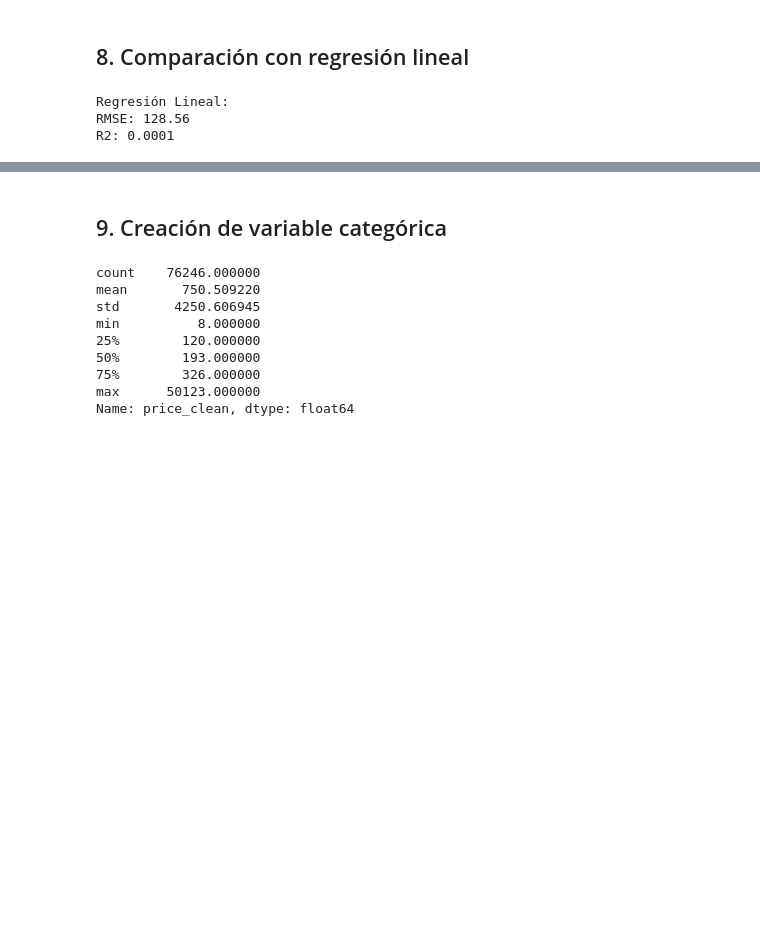
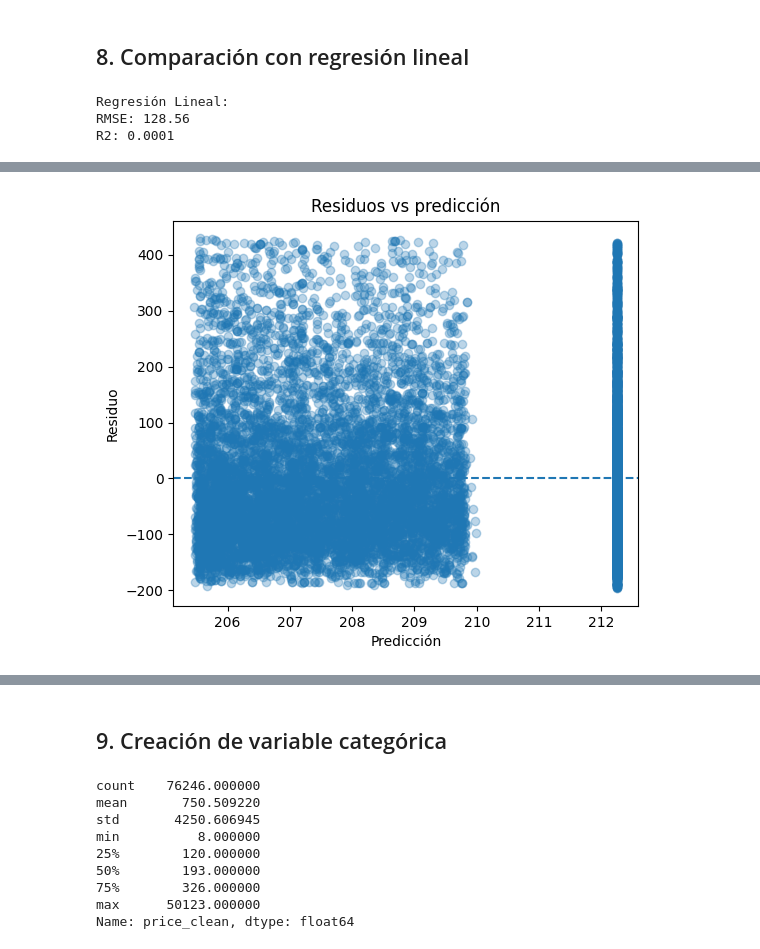
Before and after one commit to belennmm/MD_Lab4_Arboles, a Jupyter notebook: Notebooks/arboles.ipynb, the cells around one changed output, grey strips where cells are left out. Cells and saved outputs as stored; diff of their text form; code cells hidden in the pictures; blank space fills up the shorter version.

```diff
--- a/Notebooks/arboles.ipynb
+++ b/Notebooks/arboles.ipynb
@@ -859,0 +963,15 @@ R2: 0.0001
+# %%
+residuos_lr = y_test - y_pred_lr
+
+plt.figure(figsize=(6,5))
+
+plt.scatter(y_pred_lr, residuos_lr, alpha=0.3)
+
+plt.axhline(0, linestyle='--')
+plt.xlabel('Predicción')
+plt.ylabel('Residuo')
+plt.title('Residuos vs predicción')
+
+plt.show()
+# %% [output]
+[figure, added]
```
Also changed, not shown: parts of 31 cells of this notebook.
